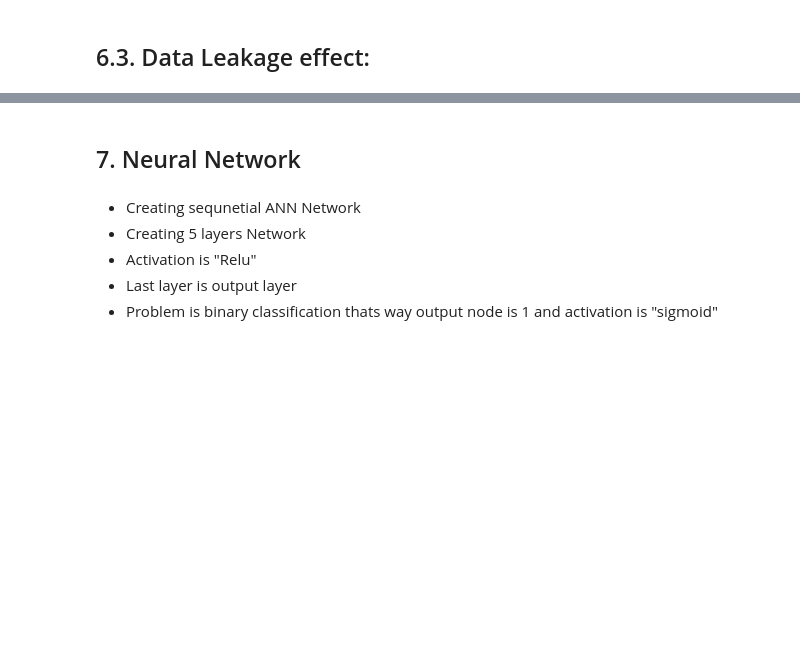
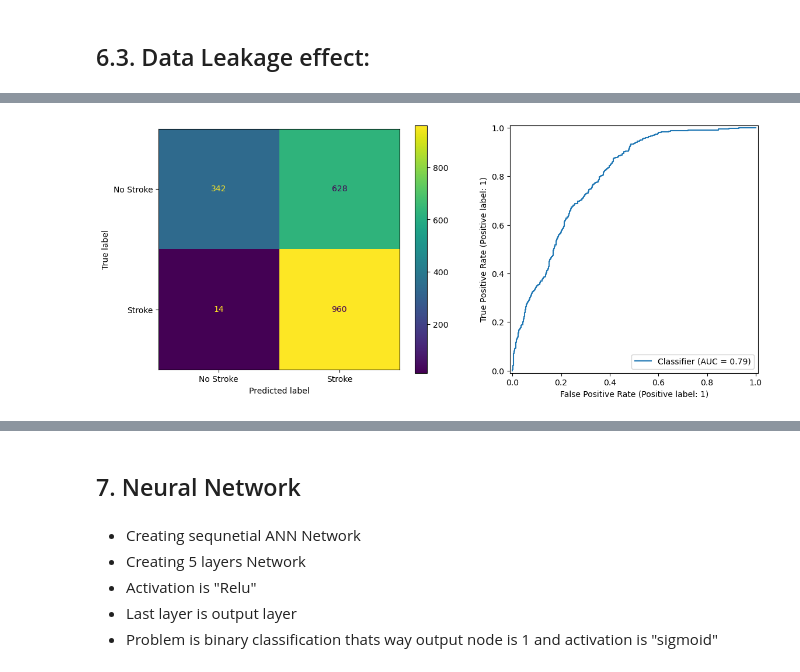
Before and after one commit to koba4real/MLDM-stroke-prediction-project, a Jupyter notebook: main-analysis.ipynb, the cells around one changed output, grey strips where cells are left out. Drawn from its saved outputs; the diff is of its cells as text; code cells hidden in the pictures; blank space fills up the shorter version.

```diff
--- a/main-analysis.ipynb
+++ b/main-analysis.ipynb
@@ -2575,2 +2353,15 @@ Text(0.5, 1.0, 'AUC')
 # %% [markdown]
 ## 6.3. Data Leakage effect:
+# %%
+from imblearn.over_sampling import SMOTE
+
+oversample = SMOTE()
+X, y = oversample.fit_resample(X, y)
+# %%
+X_train_DL, X_test_DL, Y_train_DL, Y_test_DL = train_test_split(X,y,test_size=0.20,random_state=0)
+X_train = sc.fit_transform(X_train)
+X_test = sc.transform(X_test)
+print(X_train_DL.shape)
+print(X_test_DL.shape)
+print(Y_train_DL.shape)
+print(Y_test_DL.shape)
@@ -2576,0 +2373,70 @@ Text(0.5, 1.0, 'AUC')
+# %%
+ResultsSmoteDataLeakage={}
+# %%
+from imblearn.pipeline import Pipeline as ImbPipeline
+from imblearn.over_sampling import SMOTE
+from sklearn.neural_network import MLPClassifier
+from sklearn.linear_model import LogisticRegression, SGDClassifier
+#from imblearn.ensemble import BalancedBaggingClassifier, BalancedRandomForestClassifier, EasyEnsembleClassifier
+#from xgboost import XGBClassifier
+#from sklearn.svm import SVC
+
+
+best_estimators = {}
+grid_models = [
+    ('Naive Bayes', GaussianNB(), [{'var_smoothing': np.logspace(0, -9, num=10)}]),
+    ('Logistic Regression', LogisticRegression(), [{'C':[0.25,0.5,0.75,1], 'random_state':[0], 'solver': ['newton-cg', 'lbfgs', 'liblinear'], 'max_iter':[1000]}]),
+    ('SGD', SGDClassifier(), [{'loss': ['hinge', 'log_loss', 'modified_huber'], 'penalty': ['l2', 'l1', 'elasticnet'], 'alpha': [0.0001, 0.001, 0.01, 0.1]}]),
+    ('KNN', KNeighborsClassifier(), [{'n_neighbors': list(range(1, 11)), 'metric': ['euclidean', 'manhattan', 'chebyshev', 'minkowski'], 'weights': ['uniform', 'distance']}]),
+    ('Decision Tree', DecisionTreeClassifier(), [{'criterion': ['gini', 'entropy'], 'max_depth': list(range(1, 10)), 'max_features': [None, 'log2', 'sqrt'], 'random_state': [0]}]),
+    ('Random Forest', RandomForestClassifier(), [{'n_estimators': [100, 150, 200], 'criterion': ['gini', 'entropy'], 'random_state': [0]}]),
+    ('Extra Trees', ExtraTreesClassifier(), [{'n_estimators': [100, 150, 200], 'criterion': ['gini', 'entropy'], 'random_state': [0]}]),
+    ('Gradient Boosting', GradientBoostingClassifier(), [{'n_estimators': [100, 200, 300], 'learning_rate': [0.01, 0.05, 0.1], 'max_depth': [3, 4, 5], 'subsample': [0.8, 1.0], 'max_features': ['sqrt', 'log2', None]}]),
+    ('XGBoost', XGBClassifier(objective="binary:logistic", verbosity=0), [{'n_estimators': [50, 100], 'max_depth': [3, 5, 10], 'learning_rate': [0.1, 0.01], 'subsample': [0.8, 1], 'colsample_bytree': [0.5, 0.8], 'scale_pos_weight': [estimate], 'random_state': [0]}]),
+    ('SVM', SVC(probability=True), [{'C': [1, 10], 'gamma': ['scale', 0.1], 'kernel': ['linear', 'rbf'], 'class_weight': ['balanced'], 'random_state': [0]}]),
+    ('Bagging', BaggingClassifier(), [{'n_estimators': [100, 200], 'random_state': [0]}]),
+    ('BalancedBagging', BalancedBaggingClassifier(), [{'n_estimators': [100, 200], 'random_state': [0]}]),
+    ('BalancedRandomForest', BalancedRandomForestClassifier(), [{'n_estimators': [200, 300], 'criterion': ['gini', 'entropy'], 'max_depth': list(range(5, 10)), 'max_features': ['log2', 'sqrt'], 'random_state': [0]}]),
+    ('EasyEnsemble', EasyEnsembleClassifier(), [{'n_estimators': [50, 100], 'random_state': [0]}]),
+    ('MLP', MLPClassifier(), [{'hidden_layer_sizes': [(10,), (20,), (25,)], 'max_iter': [500], 'learning_rate': ['constant'], 'learning_rate_init': [0.003, 0.03, 0.3], 'momentum': [0.02, 0.2], 'activation': ['relu', 'tanh']}])
+]
+
+scoring = {
+    'balanced_accuracy': make_scorer(balanced_accuracy_score),
+    'accuracy': make_scorer(accuracy_score),
+    'precision': make_scorer(precision_score, zero_division=0),
+    'recall': make_scorer(recall_score),
+    'f1': make_scorer(f1_score),
+    'roc_auc': make_scorer(roc_auc_score)
+}
+for name, estimator, param_grid in grid_models:
+    # embed SMOTE + scaling + grid inside one pipeline
+    pipeline = ImbPipeline([
+        ('smote', SMOTE(random_state=42)),
+        ('scale', StandardScaler()),
+        ('clf', GridSearchCV(
+            estimator=estimator,
+            param_grid=param_grid,
+            scoring=scoring,
+            refit='roc_auc',
+            cv=5,
+            n_jobs=-1
+        ))
+    ])
+
+    # fit on train
+    pipeline.fit(X_train_DL, Y_train_DL)
+
+    # pull out the fitted GridSearchCV
+    grid = pipeline.named_steps['clf']
+    best_estimators[name] = grid.best_estimator_
+    print(f"\n=== {name} ===")
+    evaluate_model(
+        clf=grid.best_estimator_,   # the best estimator from the grid search
+        X_test=X_test_DL,
+        y_test=Y_test_DL,
+        name=name,
+        results=ResultsSmoteDataLeakage,
+        show_plots=True             # True if you want plots
+    )
+# %% [output]
@@ -2576,0 +2454 @@ Text(0.5, 1.0, 'AUC')
+[figure, added]
```
Also changed, not shown: parts of 37 cells of this notebook.
